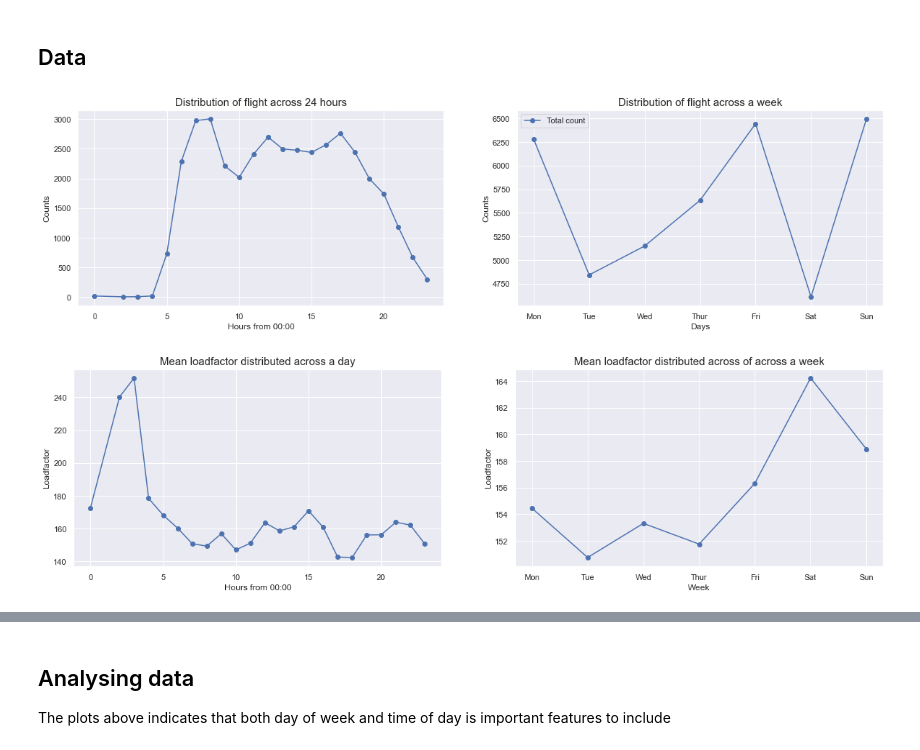
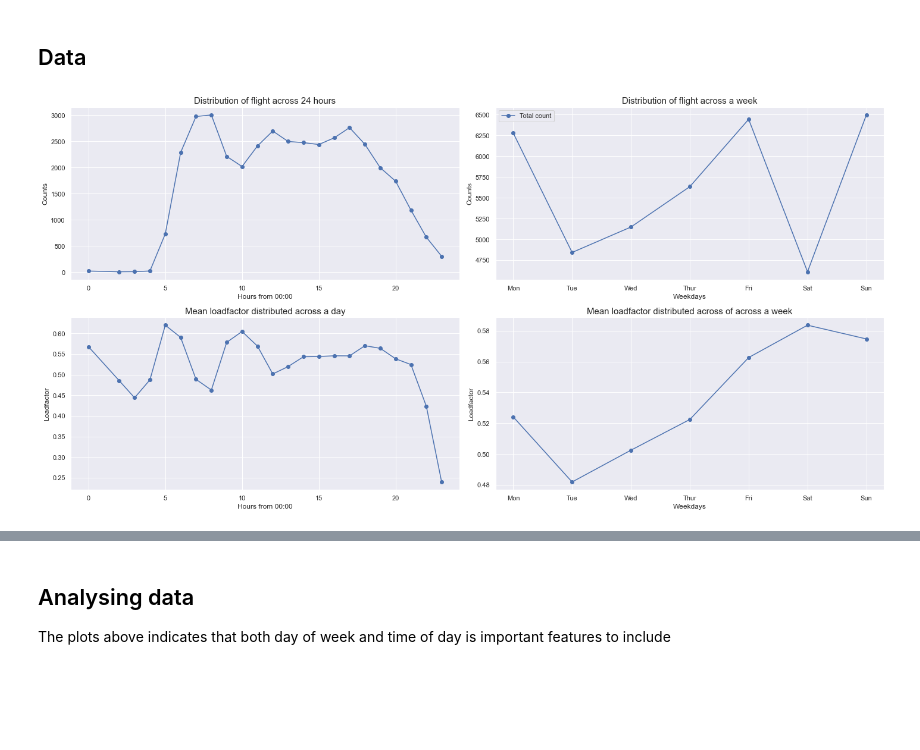
Before and after one commit to MatildeDP/ComputationalDataAnalysisProject, a Jupyter notebook: trees_modified.ipynb, the cells around one changed output, grey strips where cells are left out. Saved outputs shown, nothing was run; the diff lists cells and outputs as text; code cells hidden in the pictures; blank space fills up the shorter version.

Commit message:
test and train data

```diff
--- a/trees_modified.ipynb
+++ b/trees_modified.ipynb
@@ -47,4 +47,4 @@ from sklearn import linear_model
 ## Feature selection
 # %%
 # read data
-data = pd.read_excel("data/realised_schedule.xlsx")
+data = pd.read_excel("data/Realized Schedule.xlsx")
@@ -67,43 +51,35 @@ data
 # %% [markdown]
 ## Data
 # %%
-fig, ax = plt.subplots(1,2, figsize = (20,5))
-ax[0].plot(data.groupby(data["ScheduleTime"].dt.hour).count().LoadFactor, 'o-')
-ax[0].set_title('Distribution of flight across 24 hours', fontsize = 15)
-ax[0].set_xlabel('Hours from 00:00')
-ax[0].set_ylabel('Counts')
+fig, ax = plt.subplots(2,2, figsize = (20,10))
+ax[0,0].plot(data.groupby(data["ScheduleTime"].dt.hour).count().LoadFactor, 'o-')
+ax[0,0].set_title('Distribution of flight across 24 hours', fontsize = 15)
+ax[0,0].set_xlabel('Hours from 00:00')
+ax[0,0].set_ylabel('Counts')
 
-ax[1].plot(data.groupby(data["ScheduleTime"].dt.weekday).count().LoadFactor, 'o-', label = 'Total count')
-ax[1].set_title('Distribution of flight across a week', fontsize = 15)
-ax[1].set_xlabel('Days')
-ax[1].set_xticks(np.arange(0,7), ['Mon', 'Tue', 'Wed', 'Thur', 'Fri', 'Sat', 'Sun'])
-ax[1].set_ylabel('Counts')
-ax[1].legend()
-
-################################
-
-fig, ax = plt.subplots(1,2, figsize = (20,5))
+ax[0,1].plot(data.groupby(data["ScheduleTime"].dt.weekday).count().LoadFactor, 'o-', label = 'Total count')
+ax[0,1].set_title('Distribution of flight across a week', fontsize = 15)
+ax[0,1].set_xlabel('Weekdays')
+ax[0,1].set_xticks(np.arange(0,7), ['Mon', 'Tue', 'Wed', 'Thur', 'Fri', 'Sat', 'Sun'])
+ax[0,1].set_ylabel('Counts')
+ax[0,1].legend()
 
 
-ax[0].plot(data.groupby(data["ScheduleTime"].dt.hour).mean().SeatCapacity, 'o-')
-ax[0].set_title('Mean loadfactor distributed across a day', fontsize = 15)
-ax[0].set_xlabel('Hours from 00:00')
+ax[1,0].plot(data.groupby(data["ScheduleTime"].dt.hour).mean().LoadFactor, 'o-')
+ax[1,0].set_title('Mean loadfactor distributed across a day', fontsize = 15)
+ax[1,0].set_xlabel('Hours from 00:00')
 #ax[1].set_xticks(np.arange(0,7), ['Mon', 'Tue', 'Wed', 'Thur', 'Fri', 'Sat', 'Sun'])
-ax[0].set_ylabel('Loadfactor')
+ax[1,0].set_ylabel('Loadfactor')
 #ax[0].legend()
 
 
-ax[1].plot(data.groupby(data["ScheduleTime"].dt.weekday).mean().SeatCapacity, 'o-')
-ax[1].set_title('Mean loadfactor distributed across of across a week', fontsize = 15)
-ax[1].set_xlabel('Week')
-ax[1].set_xticks(np.arange(0,7), ['Mon', 'Tue', 'Wed', 'Thur', 'Fri', 'Sat', 'Sun'])
-ax[1].set_ylabel('Loadfactor')
+ax[1,1].plot(data.groupby(data["ScheduleTime"].dt.weekday).mean().LoadFactor, 'o-')
+ax[1,1].set_title('Mean loadfactor distributed across of across a week', fontsize = 15)
+ax[1,1].set_xlabel('Weekdays')
+ax[1,1].set_xticks(np.arange(0,7), ['Mon', 'Tue', 'Wed', 'Thur', 'Fri', 'Sat', 'Sun'])
+ax[1,1].set_ylabel('Loadfactor')
 #ax[1].legend()
-
-
-
-
+fig.tight_layout()
 plt.show()
 # %% [output]
-[figure, old version]
+[figure, new version]
-[figure, removed]
```
Also changed, not shown: parts of 2 cells of this notebook, 11 other files.
